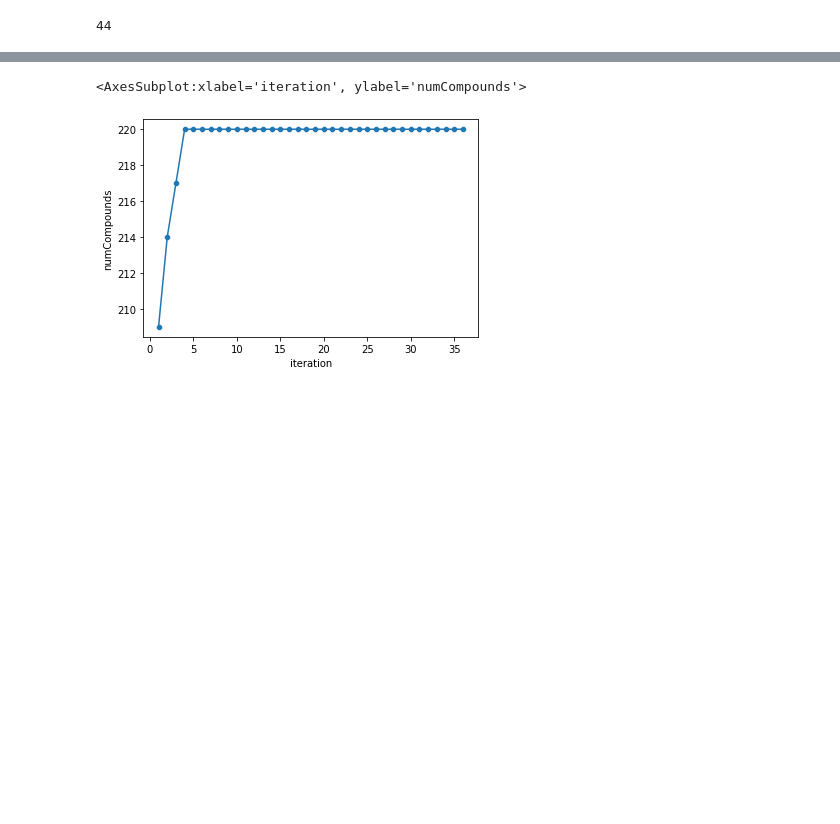
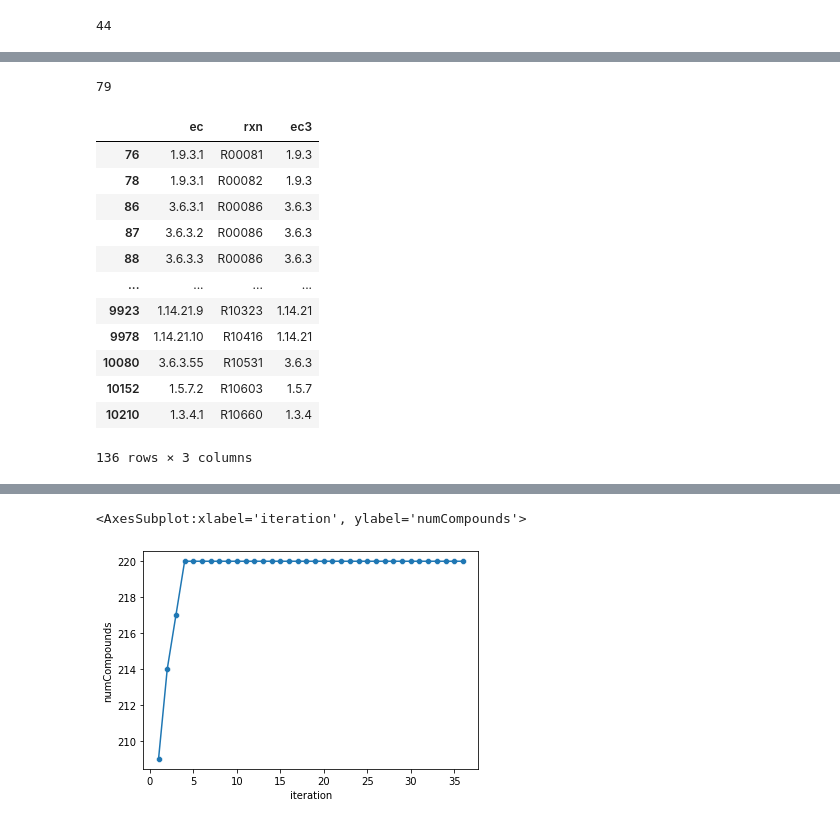
Before and after one commit to jgoldford/networkExpansionPy, a Jupyter notebook: examples/fold_expansion_Jan2020.ipynb, the cells around one changed output, grey strips where cells are left out. Cells and saved outputs as stored; diff of their text form; code cells hidden in the pictures; blank space fills up the shorter version.

```diff
--- a/examples/fold_expansion_Jan2020.ipynb
+++ b/examples/fold_expansion_Jan2020.ipynb
@@ -76,0 +101,20 @@ ne_cpds,ne_rxns = m.expand(seed_set)
+# %%
+len(y[y.rxn.isin(r2)].ec3.unique())
+# %% [output]
+79
+# %%
+y[~y['ec3'].isin(rules['ec_3l'].unique().tolist())]
+# %% [output]
+|  | ec | rxn | ec3 |
+| 76 | 1.9.3.1 | R00081 | 1.9.3 |
+| 78 | 1.9.3.1 | R00082 | 1.9.3 |
+| 86 | 3.6.3.1 | R00086 | 3.6.3 |
+| 87 | 3.6.3.2 | R00086 | 3.6.3 |
+| 88 | 3.6.3.3 | R00086 | 3.6.3 |
+| ... | ... | ... | ... |
+| 9923 | 1.14.21.9 | R10323 | 1.14.21 |
+| 9978 | 1.14.21.10 | R10416 | 1.14.21 |
+| 10080 | 3.6.3.55 | R10531 | 3.6.3 |
+| 10152 | 1.5.7.2 | R10603 | 1.5.7 |
+| 10210 | 1.3.4.1 | R10660 | 1.3.4 |
+136 rows × 3 columns
```
Also changed, not shown: parts of 16 cells of this notebook, 3 other files.
